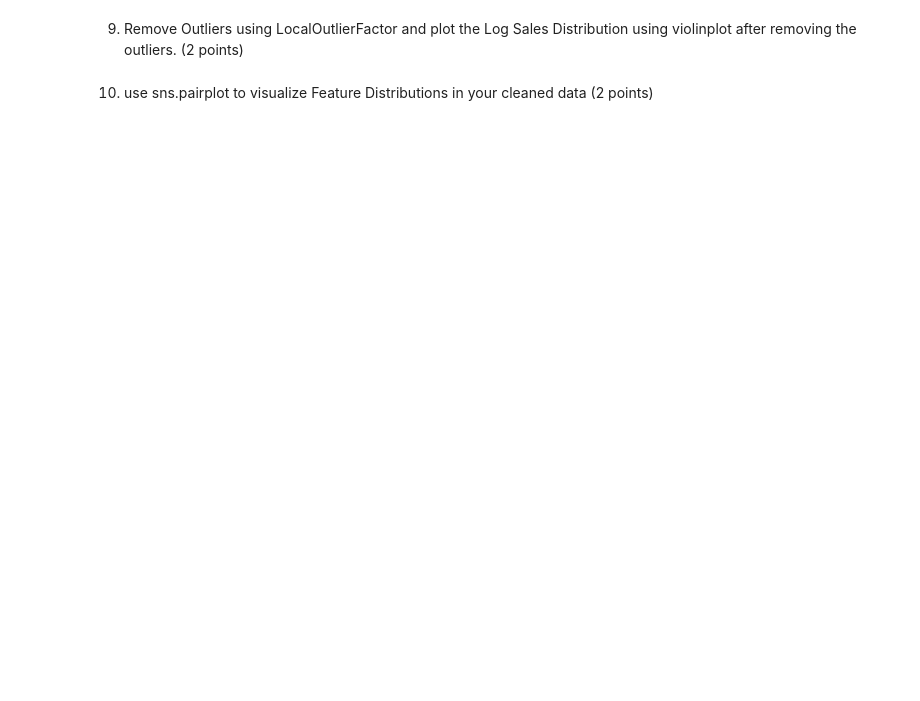
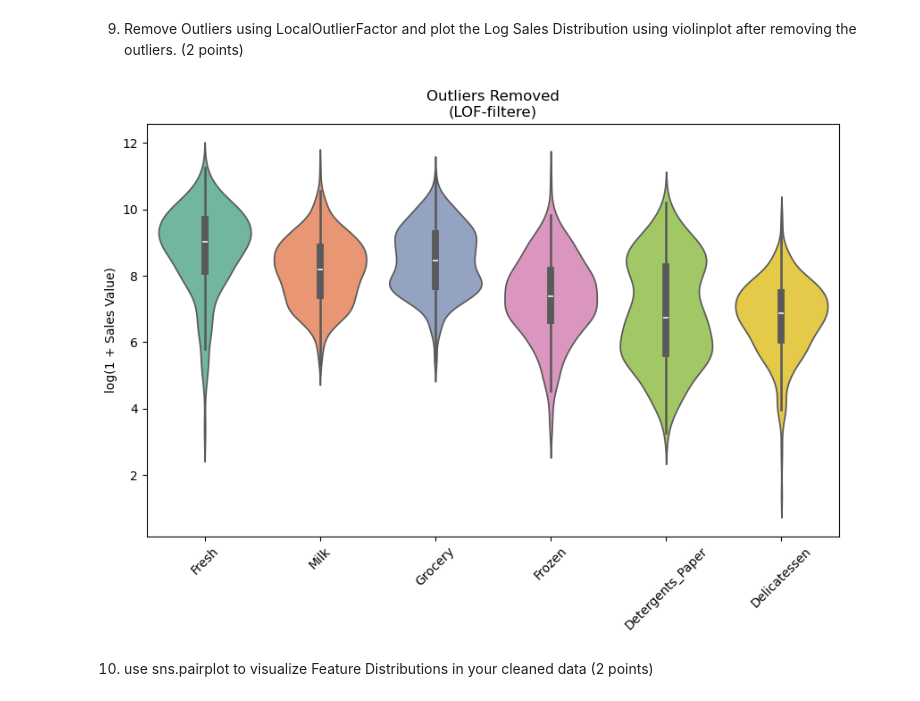
Before and after one commit to thepkcodes/Market-Basket-Analysis, a Jupyter notebook: Project_3.ipynb, the cells around one changed output. Cells and saved outputs as stored; diff of their text form; code cells hidden in the pictures; blank space fills up the shorter version.

```diff
--- a/Project_3.ipynb
+++ b/Project_3.ipynb
@@ -469,2 +493,20 @@ TypeError: subplot() takes 1 or 3 positional arguments but 2 were given
+# %%
+# write your code here
+X = df_cd_log.values
+
+lof = LocalOutlierFactor(n_neighbors=20, contamination='auto')
+outlier_labels = lof.fit_predict(X)
+
+df_cd_log_clean = df_cd_log[outlier_labels ==  1]
+# %%
+# write your code here
+plt.figure(figsize=(10, 6))
+sns.violinplot(data=df_cd_log_clean, palette='Set2')
+plt.title('Outliers Removed\n(LOF-filtere)')
+plt.ylabel('log(1 + Sales Value)')
+plt.xticks(rotation=45)
+plt.show()
+# %% [output]
+[figure, added]
 # %% [markdown]
 10. use sns.pairplot to visualize Feature Distributions in your cleaned data (2 points)
```
Also changed, not shown: parts of 23 cells of this notebook.
